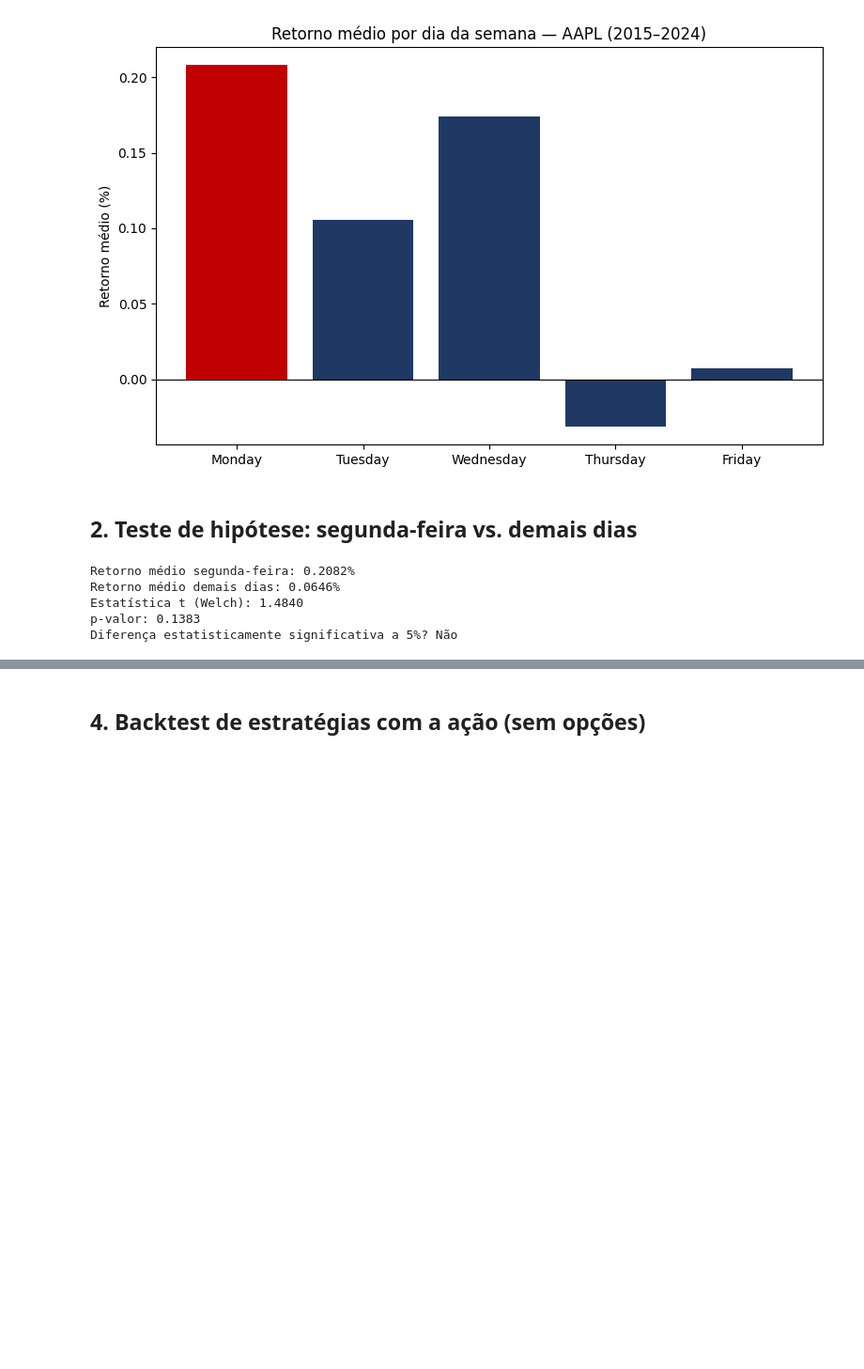
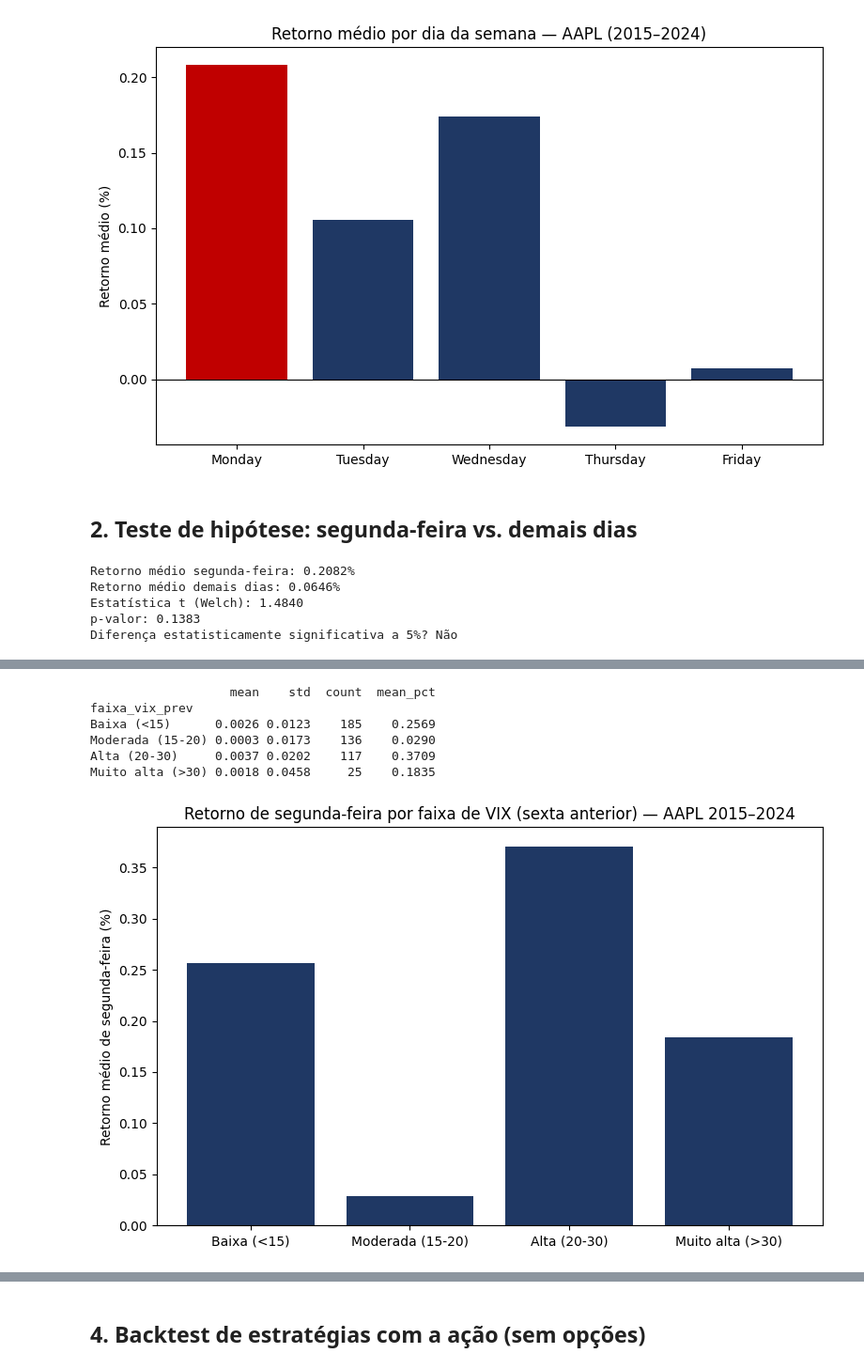
Before and after one commit to jorgerachid1/estrategia-fim-de-semana-volatilidade, a Jupyter notebook: estrategia_fim_de_semana_volatilidade.ipynb, the cells around one changed output, grey strips where cells are left out. Shown at 94% size. Saved outputs shown, nothing was run; the diff lists cells and outputs as text; code cells hidden in the pictures; blank space fills up the shorter version.

```diff
--- a/estrategia_fim_de_semana_volatilidade.ipynb
+++ b/estrategia_fim_de_semana_volatilidade.ipynb
@@ -97 +116,40 @@ Diferença estatisticamente significativa a 5%? Não
+# %%
+def faixa_vix(v):
+    if pd.isna(v):
+        return np.nan
+    if v < 15:
+        return "Baixa (<15)"
+    elif v < 20:
+        return "Moderada (15-20)"
+    elif v < 30:
+        return "Alta (20-30)"
+    else:
+        return "Muito alta (>30)"
+
+ordem_faixas = ["Baixa (<15)", "Moderada (15-20)", "Alta (20-30)", "Muito alta (>30)"]
+
+df["vix_prev"] = df["vix"].shift(1)   # VIX do pregão anterior (sexta, no caso do gap) — sem look-ahead
+df["faixa_vix_prev"] = df["vix_prev"].apply(faixa_vix)
+
+df_mon = df.loc[df["weekday"] == "Monday"].dropna(subset=["faixa_vix_prev"]).copy()
+resumo_vix = df_mon.groupby("faixa_vix_prev")["log_return"].agg(["mean", "std", "count"]).reindex(ordem_faixas)
+resumo_vix["mean_pct"] = resumo_vix["mean"] * 100
+print(resumo_vix)
+
+fig, ax = plt.subplots(figsize=(8, 5))
+ax.bar(resumo_vix.index, resumo_vix["mean_pct"], color="#1f3864")
+ax.axhline(0, color="black", lw=0.8)
+ax.set_ylabel("Retorno médio de segunda-feira (%)")
+ax.set_title("Retorno de segunda-feira por faixa de VIX (sexta anterior) — AAPL 2015–2024")
+plt.tight_layout()
+plt.savefig("retorno_segunda_por_vix.png", dpi=110)
+plt.show()
+# %% [output]
+                   mean    std  count  mean_pct
+faixa_vix_prev
+Baixa (<15)      0.0026 0.0123    185    0.2569
+Moderada (15-20) 0.0003 0.0173    136    0.0290
+Alta (20-30)     0.0037 0.0202    117    0.3709
+Muito alta (>30) 0.0018 0.0458     25    0.1835
+[figure, added]
 # %%
```
Also changed, not shown: parts of 16 cells of this notebook, 6 other files.
